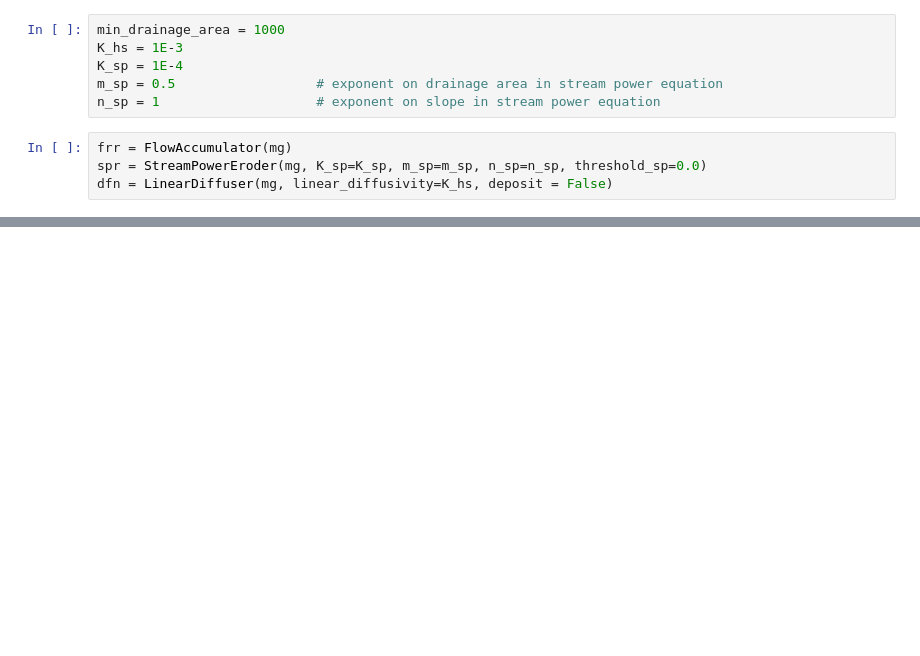
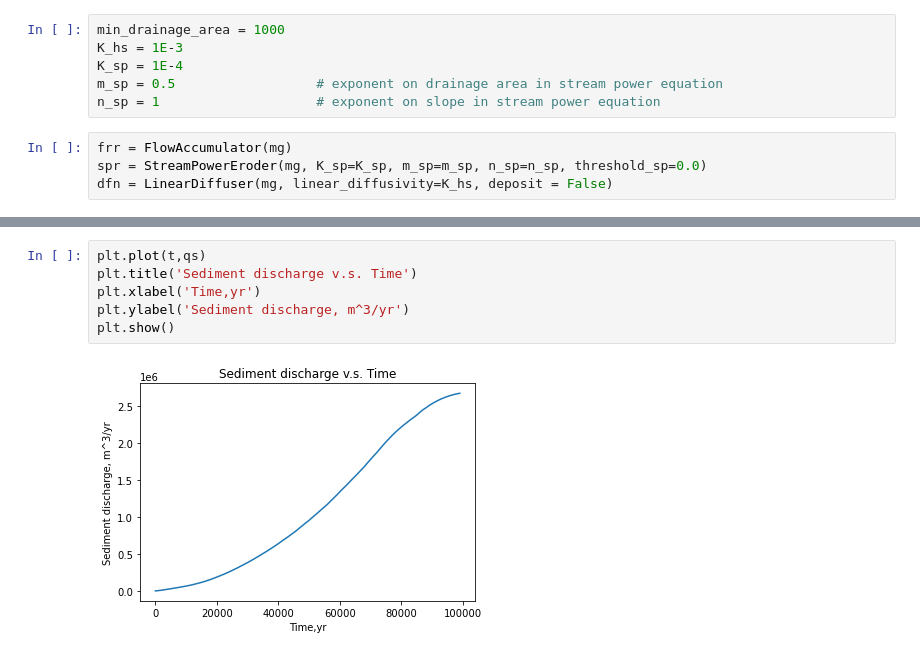
Before and after one commit to espin-2020/Tectonics, a Jupyter notebook: LEM_Standard.ipynb, the cells around one changed output, grey strips where cells are left out. Saved outputs shown, nothing was run; the diff lists cells and outputs as text; blank space fills up the shorter version.

Commit message:
add the sediment flux in each time step

```diff
--- a/LEM_Standard.ipynb
+++ b/LEM_Standard.ipynb
@@ -99,0 +110,8 @@ plt.show()
+# %%
+plt.plot(t,qs)
+plt.title('Sediment discharge v.s. Time')
+plt.xlabel('Time,yr')
+plt.ylabel('Sediment discharge, m^3/yr')
+plt.show()
+# %% [output]
+[figure, added]
```
Also changed, not shown: parts of 5 cells of this notebook.
